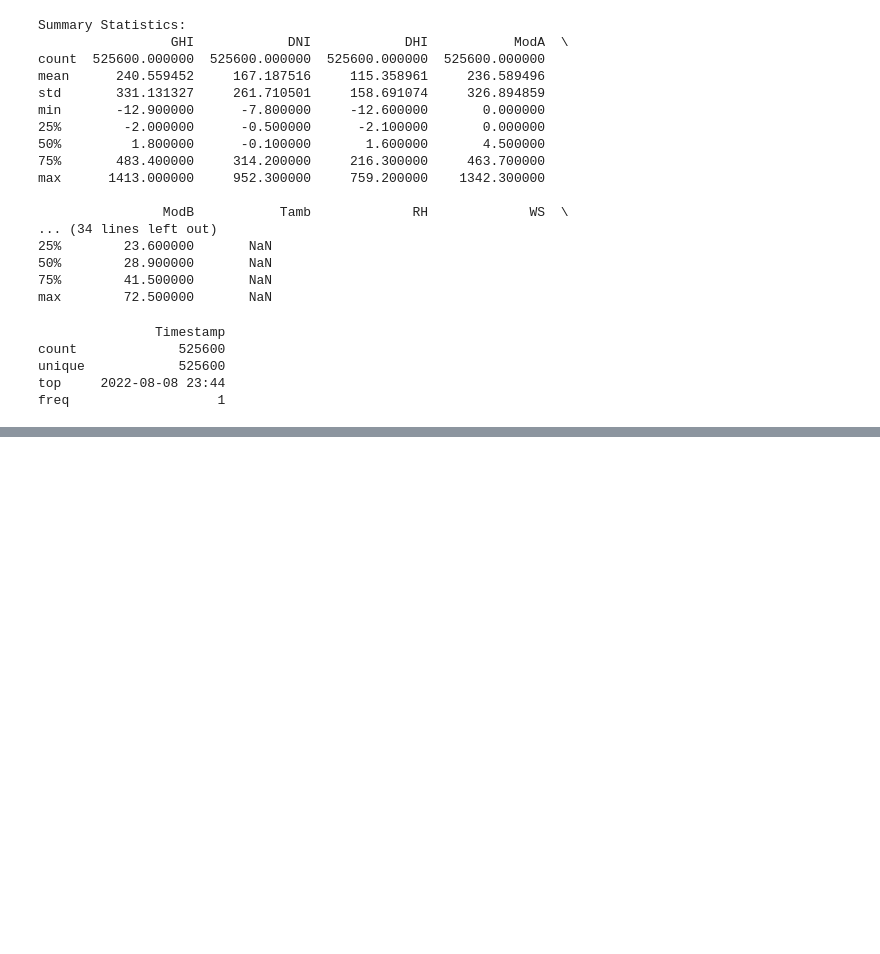
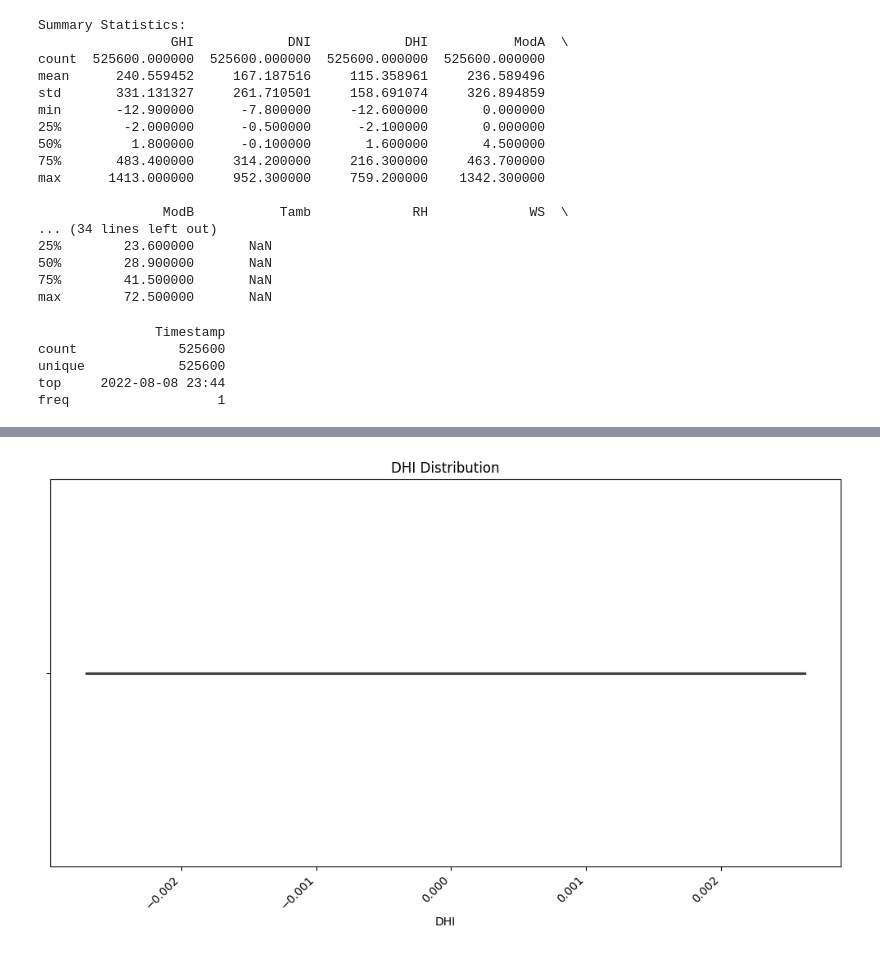
Before and after one commit to beltobel/tenx-week-0-solar-data-discovery, a Jupyter notebook: notebooks/eda-benin.ipynb, the cells around one changed output, grey strips where cells are left out. Cells and saved outputs as stored; diff of their text form; code cells hidden in the pictures; blank space fills up the shorter version.

```diff
--- a/notebooks/eda-benin.ipynb
+++ b/notebooks/eda-benin.ipynb
@@ -127,0 +373,11 @@ freq                   1
+# %%
+plt.figure(figsize=(10, 6))
+sns.barplot(x="DHI", data=df)
+# Customize the plot
+plt.title("DHI Distribution")
+plt.xticks(rotation=45, ha='right')  # Rotate x-axis labels if needed
+plt.tight_layout()  # Adjust layout to prevent label cutoff
+# Display the plot
+plt.show()
+# %% [output]
+[figure, added]
```
Also changed, not shown: parts of 33 cells of this notebook.
